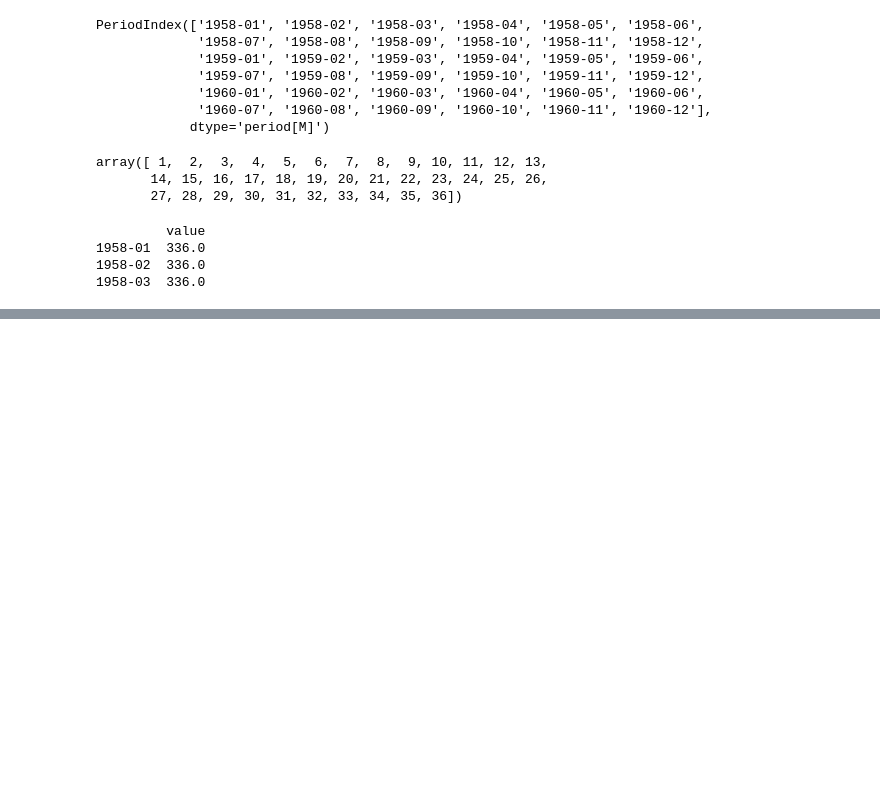
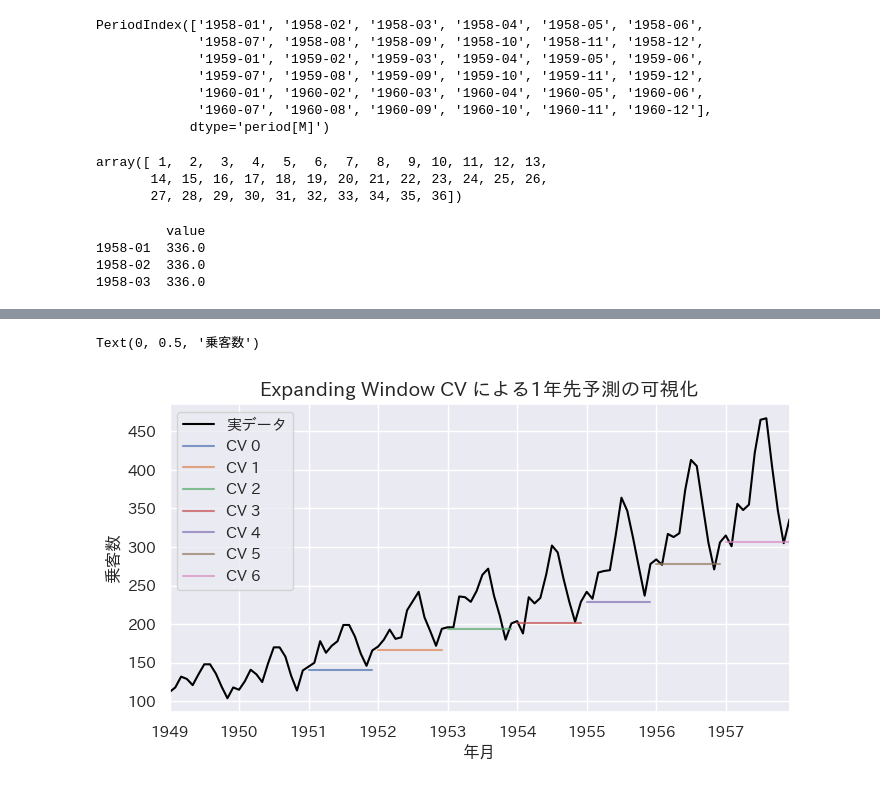
Before and after one commit to maton369/Python_Time_Series_Intro, a Jupyter notebook: 3-3-sktimeの使い方.ipynb, the cells around one changed output, grey strips where cells are left out. Drawn from its saved outputs; the diff is of its cells as text; code cells hidden in the pictures; blank space fills up the shorter version.

```diff
--- a/3-3-sktimeの使い方.ipynb
+++ b/3-3-sktimeの使い方.ipynb
@@ -286,0 +448,34 @@ drift_pred = drift_forecaster.predict(fh)
+# %%
+# ===============================================
+# クロスバリデーション（CV）各ステップの予測結果を可視化
+# ===============================================
+
+# グラフの描画設定
+fig, ax = plt.subplots(figsize=(8, 4))  # 図のサイズを指定（8x4インチ）
+
+# 訓練データ（実際の観測値）の折れ線グラフを描く
+train.plot(ax=ax, color="black", label="実データ")
+
+# 各CV分割（fold）で得られた予測値を重ねてプロット
+for i in np.arange(0, cv_df.shape[0]):
+    # evaluate(..., return_data=True) により y_pred が保存されている
+    cv_df["y_pred"].iloc[i].plot(ax=ax, alpha=0.7)
+
+# 凡例を設定
+# "actual" → 実測値
+# "CV 0", "CV 1", ... → 各分割の予測結果
+plt.legend(["実データ"] + [f"CV {i}" for i in range(cv_df.shape[0])])
+
+# タイトルと軸ラベルの追加（任意）
+plt.title("Expanding Window CV による1年先予測の可視化", fontsize=14)
+plt.xlabel("年月")
+plt.ylabel("乗客数")
+
+# ===============================================
+# 解説：
+# 各折れ線は「特定時点までで学習 → 次の12ヶ月を予測」した結果。
+# 分割ごとに訓練データが広がっていく様子を視覚的に確認できる。
+# ===============================================
+# %% [output]
+Text(0, 0.5, '乗客数')
+[figure, added]
```
Also changed, not shown: parts of 7 cells of this notebook.
